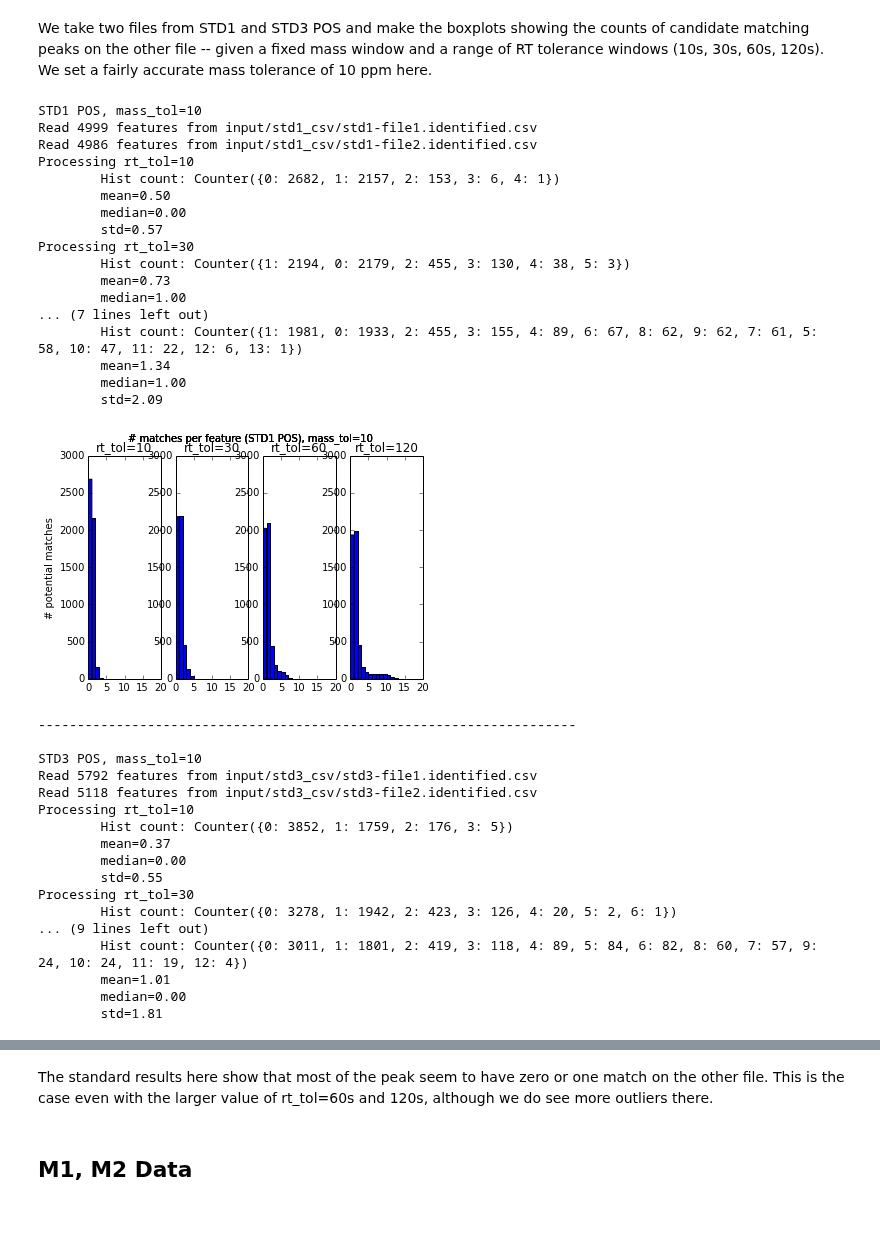
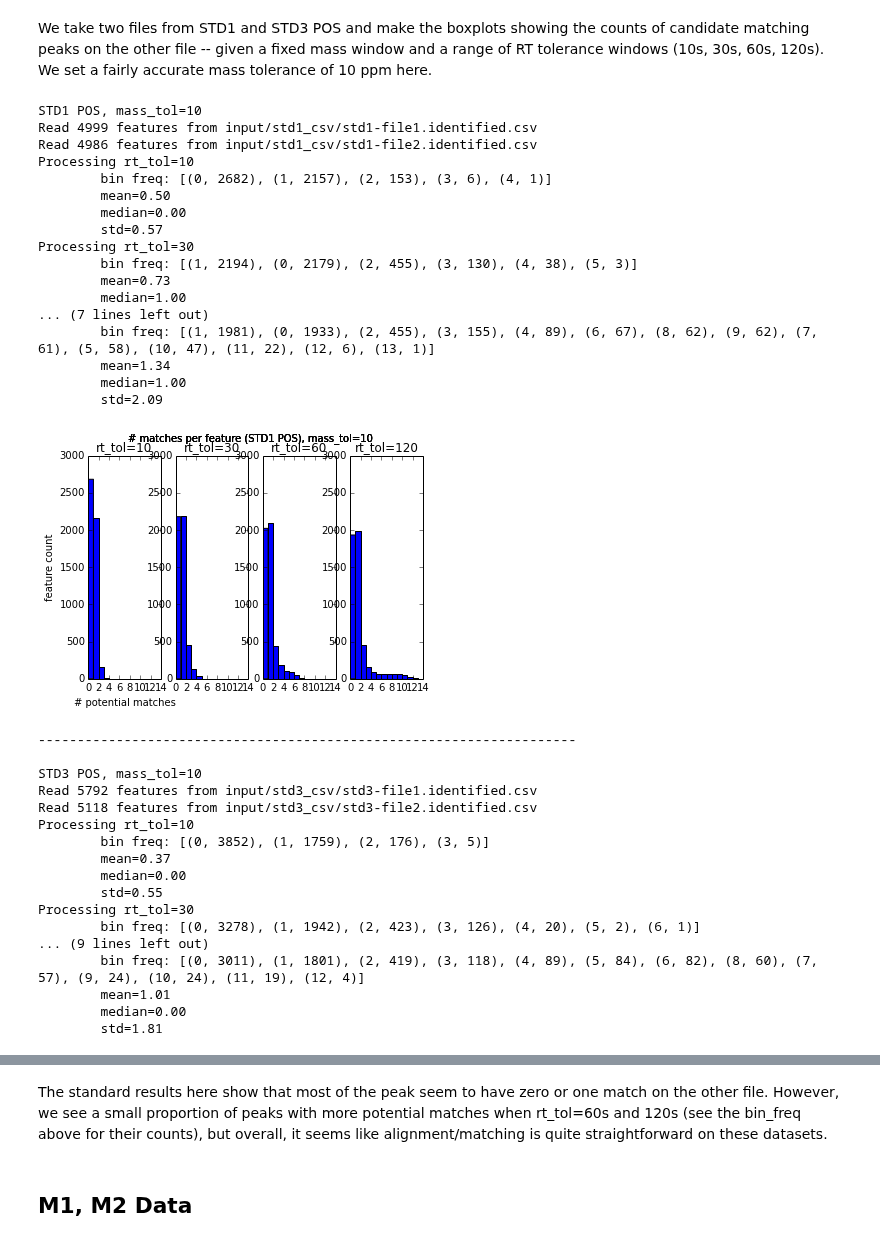
Before and after one commit to sdrogers/metabolomics_tools, a Jupyter notebook: alignment/check_potential_matching.ipynb, the cells around one changed output, grey strips where cells are left out. Cells and saved outputs as stored; diff of their text form; code cells hidden in the pictures.

Commit message:
show histogram instead of boxplot
Former-commit-id: 806bf006d4c61a87fed4cde7d2289b919e6237ba

```diff
--- a/alignment/check_potential_matching.ipynb
+++ b/alignment/check_potential_matching.ipynb
@@ -29,7 +29,7 @@ from collections import Counter
 Welcome to pylab, a matplotlib-based Python environment [backend: module://IPython.zmq.pylab.backend_inline].
 For more information, type 'help(pylab)'.
 # %%
-def make_boxplot(filenames, mass_tol, rt_tols, title):
+def make_boxplot(filenames, mass_tol, rt_tols, title, highest_bin):
 
     # load the data
     loader = models.FileLoader()
@@ -61,16 +61,17 @@ def make_boxplot(filenames, mass_tol, rt_tols, title):
         # share the axis for subplots
         if ax1 is None:
             ax1 = plt.subplot(1, len(rt_tols), t+1)
-            plt.ylabel('# potential matches')
+            plt.xlabel('# potential matches')
+            plt.ylabel('feature count')
         else:
             plt.subplot(1, len(rt_tols), t+1, sharex=ax1, sharey=ax1)
 
         # plt.boxplot(num_matches)
         # plt.xticks([1], ['Features'])
-        plt.hist(num_matches, bins=range(20))
+        plt.hist(num_matches, bins=range(highest_bin))
         c = Counter()
         c.update(num_matches)
-        print "\tMost common hist count: " + str(c.most_common(100))
+        print "\tbin freq: " + str(c.most_common(100))
 
         plt.title('rt_tol=' + str(rt_tol))
         mean = np.mean(np.array(num_matches))
@@ -98,53 +99,53 @@ filenames = [
 ]
 label = "STD1 POS"
 print label + ", mass_tol=" + str(mass_tol)
-make_boxplot(filenames, mass_tol, rt_tols, label)
+make_boxplot(filenames, mass_tol, rt_tols, label, 15)
 print '---------------------------------------------------------------------'
 print
 
 # load std3 pos
 basedir = 'input/std3_csv'
 filenames = [
     basedir + '/std3-file1.identified.csv',
     basedir + '/std3-file2.identified.csv'
 ]
 label = "STD3 POS"
 print label + ", mass_tol=" + str(mass_tol)
-make_boxplot(filenames, mass_tol, rt_tols, label)
+make_boxplot(filenames, mass_tol, rt_tols, label, 15)
 print
 # %% [output]
 STD1 POS, mass_tol=10
 Read 4999 features from input/std1_csv/std1-file1.identified.csv
 Read 4986 features from input/std1_csv/std1-file2.identified.csv
 Processing rt_tol=10
-        Hist count: Counter({0: 2682, 1: 2157, 2: 153, 3: 6, 4: 1})
+        bin freq: [(0, 2682), (1, 2157), (2, 153), (3, 6), (4, 1)]
         mean=0.50
         median=0.00
         std=0.57
 Processing rt_tol=30
-        Hist count: Counter({1: 2194, 0: 2179, 2: 455, 3: 130, 4: 38, 5: 3})
+        bin freq: [(1, 2194), (0, 2179), (2, 455), (3, 130), (4, 38), (5, 3)]
         mean=0.73
         median=1.00
 ... (7 lines left out)
-        Hist count: Counter({1: 1981, 0: 1933, 2: 455, 3: 155, 4: 89, 6: 67, 8: 62, 9: 62, 7: 61, 5: 58, 10: 47, 11: 22, 12: 6, 13: 1})
+        bin freq: [(1, 1981), (0, 1933), (2, 455), (3, 155), (4, 89), (6, 67), (8, 62), (9, 62), (7, 61), (5, 58), (10, 47), (11, 22), (12, 6), (13, 1)]
         mean=1.34
         median=1.00
         std=2.09
-[figure, old version]
+[figure, new version]
 ---------------------------------------------------------------------
 
 STD3 POS, mass_tol=10
 Read 5792 features from input/std3_csv/std3-file1.identified.csv
 Read 5118 features from input/std3_csv/std3-file2.identified.csv
 Processing rt_tol=10
-        Hist count: Counter({0: 3852, 1: 1759, 2: 176, 3: 5})
+        bin freq: [(0, 3852), (1, 1759), (2, 176), (3, 5)]
         mean=0.37
         median=0.00
         std=0.55
 Processing rt_tol=30
-        Hist count: Counter({0: 3278, 1: 1942, 2: 423, 3: 126, 4: 20, 5: 2, 6: 1})
+        bin freq: [(0, 3278), (1, 1942), (2, 423), (3, 126), (4, 20), (5, 2), (6, 1)]
 ... (9 lines left out)
-        Hist count: Counter({0: 3011, 1: 1801, 2: 419, 3: 118, 4: 89, 5: 84, 6: 82, 8: 60, 7: 57, 9: 24, 10: 24, 11: 19, 12: 4})
+        bin freq: [(0, 3011), (1, 1801), (2, 419), (3, 118), (4, 89), (5, 84), (6, 82), (8, 60), (7, 57), (9, 24), (10, 24), (11, 19), (12, 4)]
         mean=1.01
         median=0.00
         std=1.81
@@ -152,5 +153,5 @@ Processing rt_tol=30
 # %% [markdown]
-The standard results here show that most of the peak seem to have zero or one match on the other file. This is the case even with the larger value of rt_tol=60s and 120s, although we do see more outliers there.
+The standard results here show that most of the peak seem to have zero or one match on the other file. However, we see a small proportion of peaks with more potential matches when rt_tol=60s and 120s (see the bin_freq above for their counts), but overall, it seems like alignment/matching is quite straightforward on these datasets.
 # %% [markdown]
 ## M1, M2 Data
 # %% [markdown]
```
Also changed, not shown: parts of 10 cells of this notebook, 1 other file.
